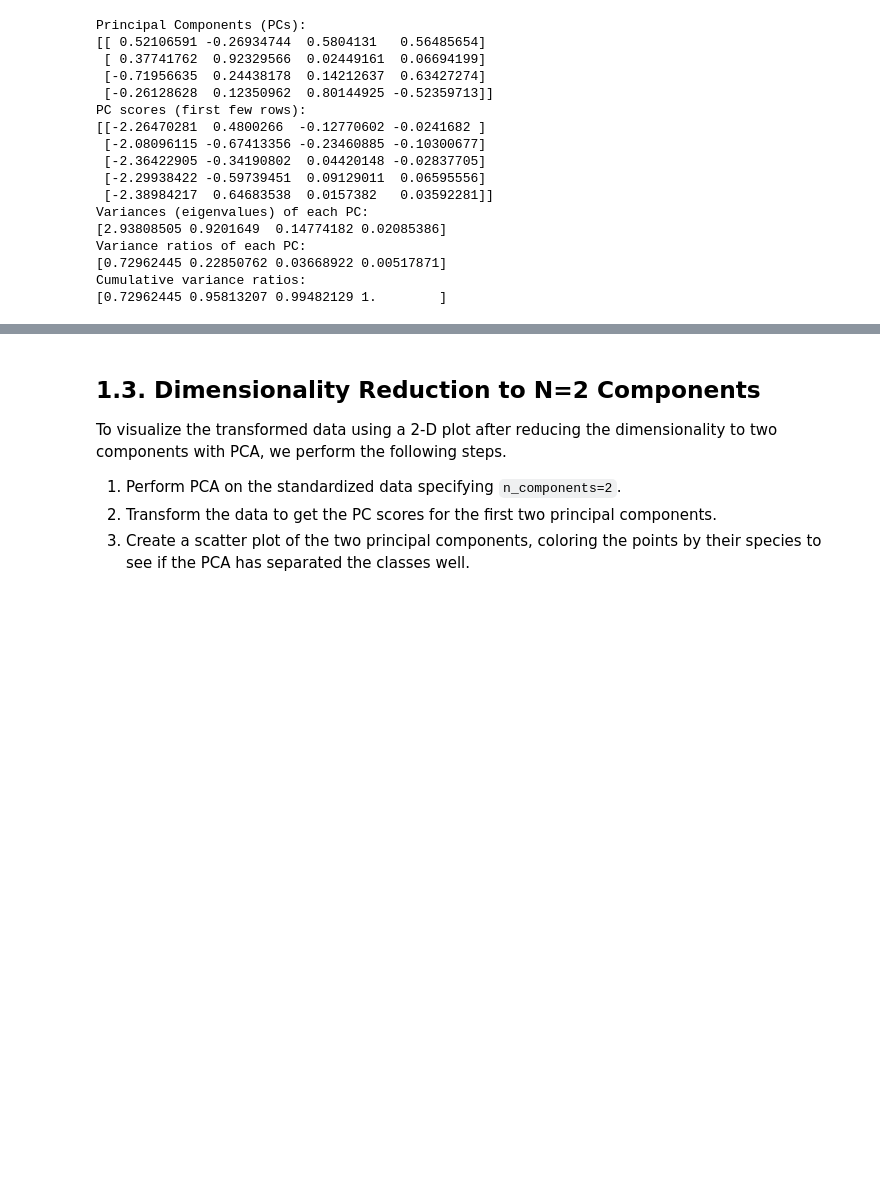
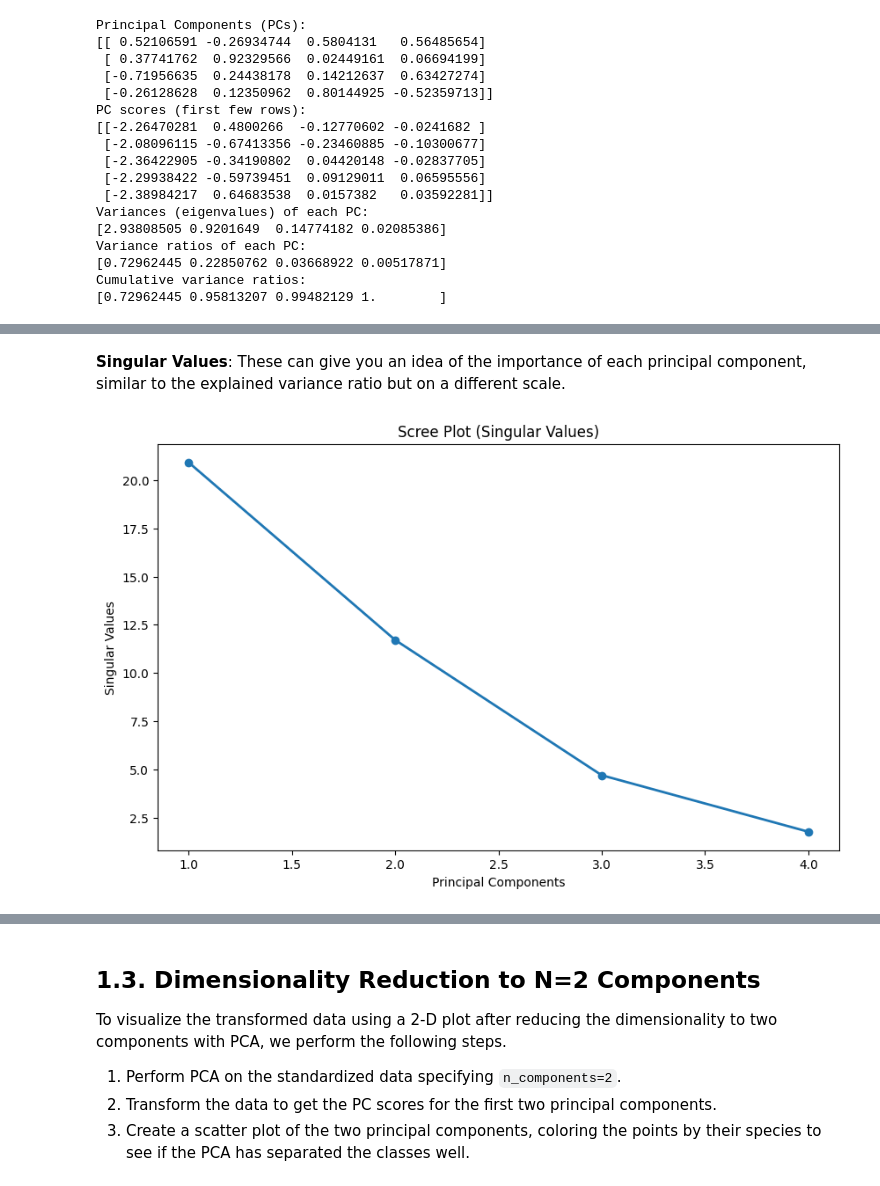
Before and after one commit to arjun372/NE795-SciML, a Jupyter notebook: Homework 3/Homework_3_Problem_1.ipynb, the cells around one changed output, grey strips where cells are left out. Saved outputs shown, nothing was run; the diff lists cells and outputs as text; code cells hidden in the pictures; blank space fills up the shorter version.

```diff
--- a/Homework 3/Homework_3_Problem_1.ipynb
+++ b/Homework 3/Homework_3_Problem_1.ipynb
@@ -135,0 +162,14 @@ Cumulative variance ratios:
+# %% [markdown]
+**Singular Values**: These can give you an idea of the importance of each principal component, similar to the explained variance ratio but on a different scale.
+# %%
+### Singular Values
+singular_values = pca.singular_values_
+
+plt.figure(figsize=(10, 6))
+plt.plot(components, singular_values, 'o-', linewidth=2)
+plt.title('Scree Plot (Singular Values)')
+plt.xlabel('Principal Components')
+plt.ylabel('Singular Values')
+plt.show()
+# %% [output]
+[figure, added]
```
Also changed, not shown: parts of 6 cells of this notebook.
